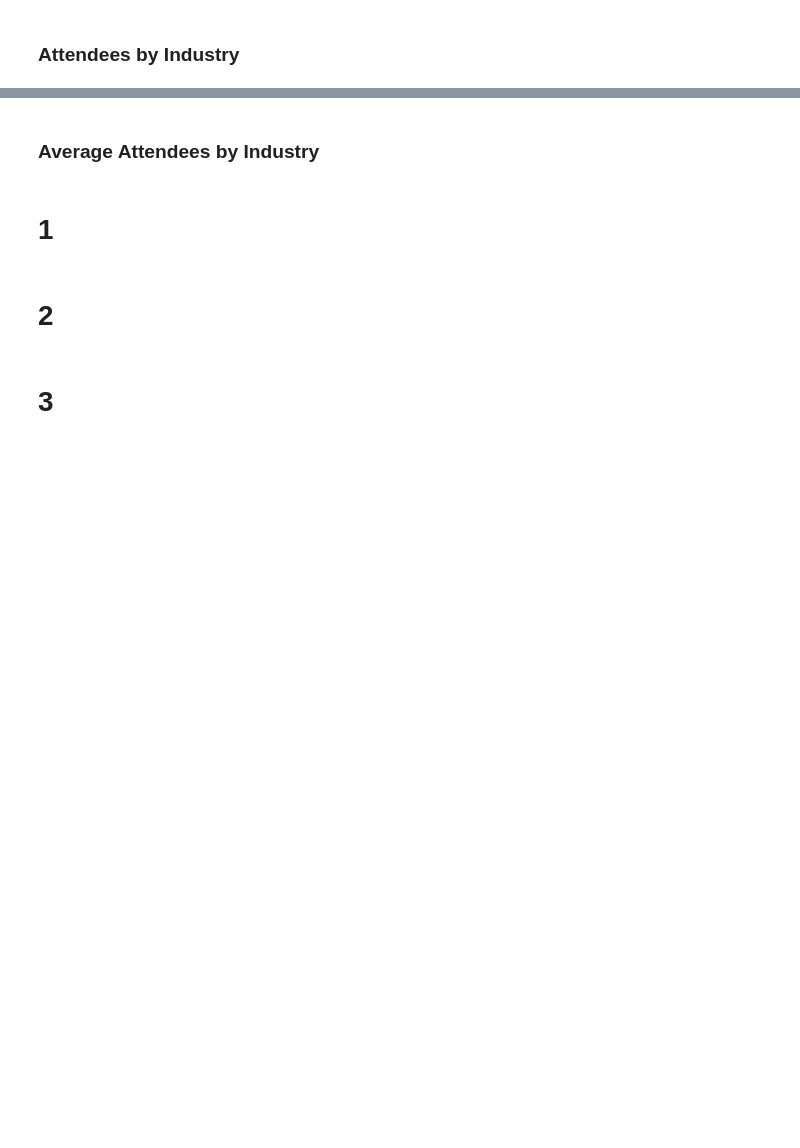
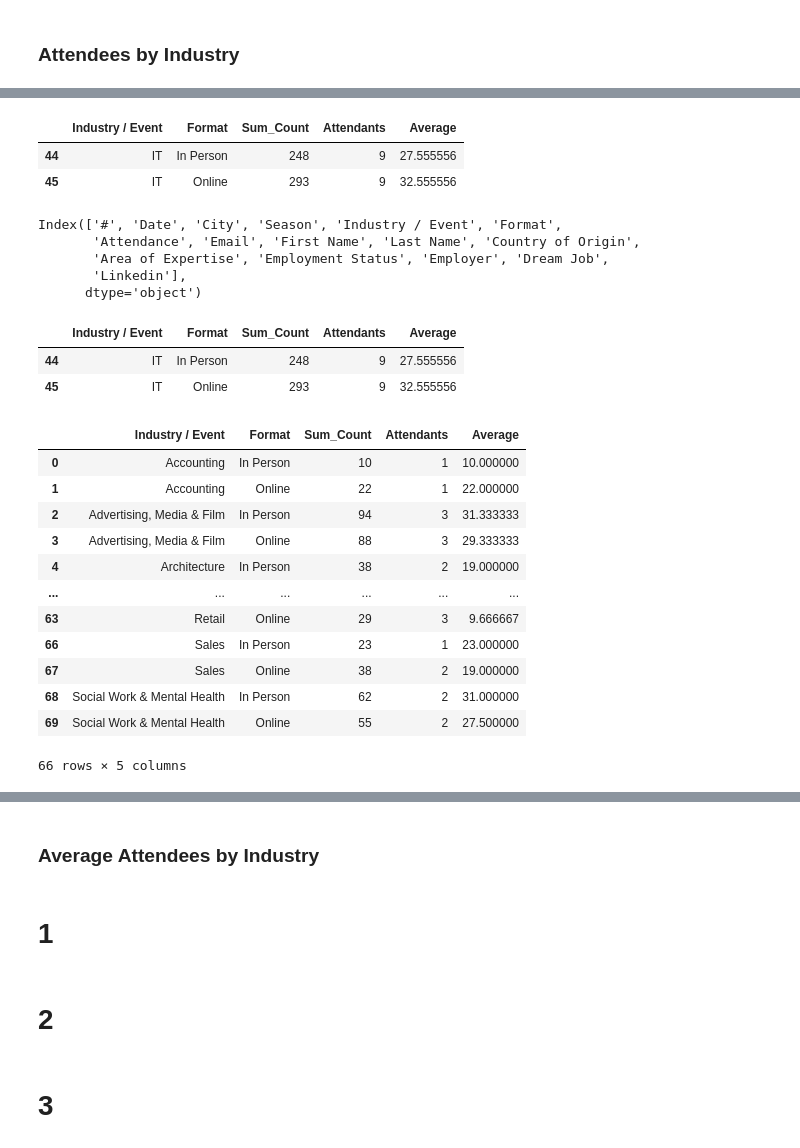
Before and after one commit to DavidAndres6870/app-n2n, a Jupyter notebook: EDA.ipynb, the cells around one changed output, grey strips where cells are left out. Drawn from its saved outputs; the diff is of its cells as text; code cells hidden in the pictures; blank space fills up the shorter version.

```diff
--- a/EDA.ipynb
+++ b/EDA.ipynb
@@ -407,0 +381,3 @@ fig.show()
+# %%
+df_attendees = df_attendees[['#', 'Industry / Event','Format']].value_counts().sort_index().reset_index(name='Attendants')
+df_attendees
@@ -407,0 +469,5 @@ fig.show()
+# %%
+df_average_attendees = df_attendees.groupby(['Industry / Event', 'Format']).agg({'Attendants': ['sum', 'count']}).reset_index()
+df_average_attendees.columns = ['Industry / Event', 'Format', 'Sum_Count', 'Attendants']
+# %%
+df_average_attendees['Average']= df_average_attendees['Sum_Count']/df_average_attendees['Attendants']
@@ -407,0 +490,14 @@ fig.show()
+# %%
+df_average_attendees[df_average_attendees['Industry / Event']=='IT']
+# %% [output]
+|  | Industry / Event | Format | Sum_Count | Attendants | Average |
+| 44 | IT | In Person | 248 | 9 | 27.555556 |
+| 45 | IT | Online | 293 | 9 | 32.555556 |
+# %%
+df.columns
+# %% [output]
+Index(['#', 'Date', 'City', 'Season', 'Industry / Event', 'Format',
+       'Attendance', 'Email', 'First Name', 'Last Name', 'Country of Origin',
+       'Area of Expertise', 'Employment Status', 'Employer', 'Dream Job',
+       'Linkedin'],
+      dtype='object')
@@ -407,0 +506,33 @@ fig.show()
+# %%
+filtered_df2 = df_average_attendees[(df_average_attendees['Industry / Event']!='Workshop: LinkedIn Workshop to Advance Your Career') &
+                                    (df_average_attendees['Industry / Event']!='Workshop: Insider Secrets to Landing Ideal Jobs (for Newcomers)') &
+                                    (df_average_attendees['Industry / Event']!='Workshop: Secrets to Crafting The Perfect Job Application by Izzy Piyale-Sheard') &
+                                    (df_average_attendees['Industry / Event']!='Workshop: Top 22 Tips to Get a Job in 2022') &
+                                    (df_average_attendees['Industry / Event']!='Workshop: How to Write Business English (for Newcomers)') &
+                                    (df_average_attendees['Industry / Event']!='End of Season Online Meetup') &
+                                    (df_average_attendees['Industry / Event']!='S8 Party') &
+                                    (df_average_attendees['Industry / Event']!='End of Season In Person Meetup') &
+                                    (df_average_attendees['Industry / Event']!='S7 Party') &
+                                    (df_average_attendees['Industry / Event']!='Volunteer Training')]
+# %%
+filtered_df2[filtered_df2['Industry / Event']=='IT']
+# %% [output]
+|  | Industry / Event | Format | Sum_Count | Attendants | Average |
+| 44 | IT | In Person | 248 | 9 | 27.555556 |
+| 45 | IT | Online | 293 | 9 | 32.555556 |
+# %%
+filtered_df2
+# %% [output]
+|  | Industry / Event | Format | Sum_Count | Attendants | Average |
+| 0 | Accounting | In Person | 10 | 1 | 10.000000 |
+| 1 | Accounting | Online | 22 | 1 | 22.000000 |
+| 2 | Advertising, Media & Film | In Person | 94 | 3 | 31.333333 |
+| 3 | Advertising, Media & Film | Online | 88 | 3 | 29.333333 |
+| 4 | Architecture | In Person | 38 | 2 | 19.000000 |
+| ... | ... | ... | ... | ... | ... |
+| 63 | Retail | Online | 29 | 3 | 9.666667 |
+| 66 | Sales | In Person | 23 | 1 | 23.000000 |
+| 67 | Sales | Online | 38 | 2 | 19.000000 |
+| 68 | Social Work & Mental Health | In Person | 62 | 2 | 31.000000 |
+| 69 | Social Work & Mental Health | Online | 55 | 2 | 27.500000 |
+66 rows × 5 columns
```
Also changed, not shown: parts of 51 cells of this notebook.
